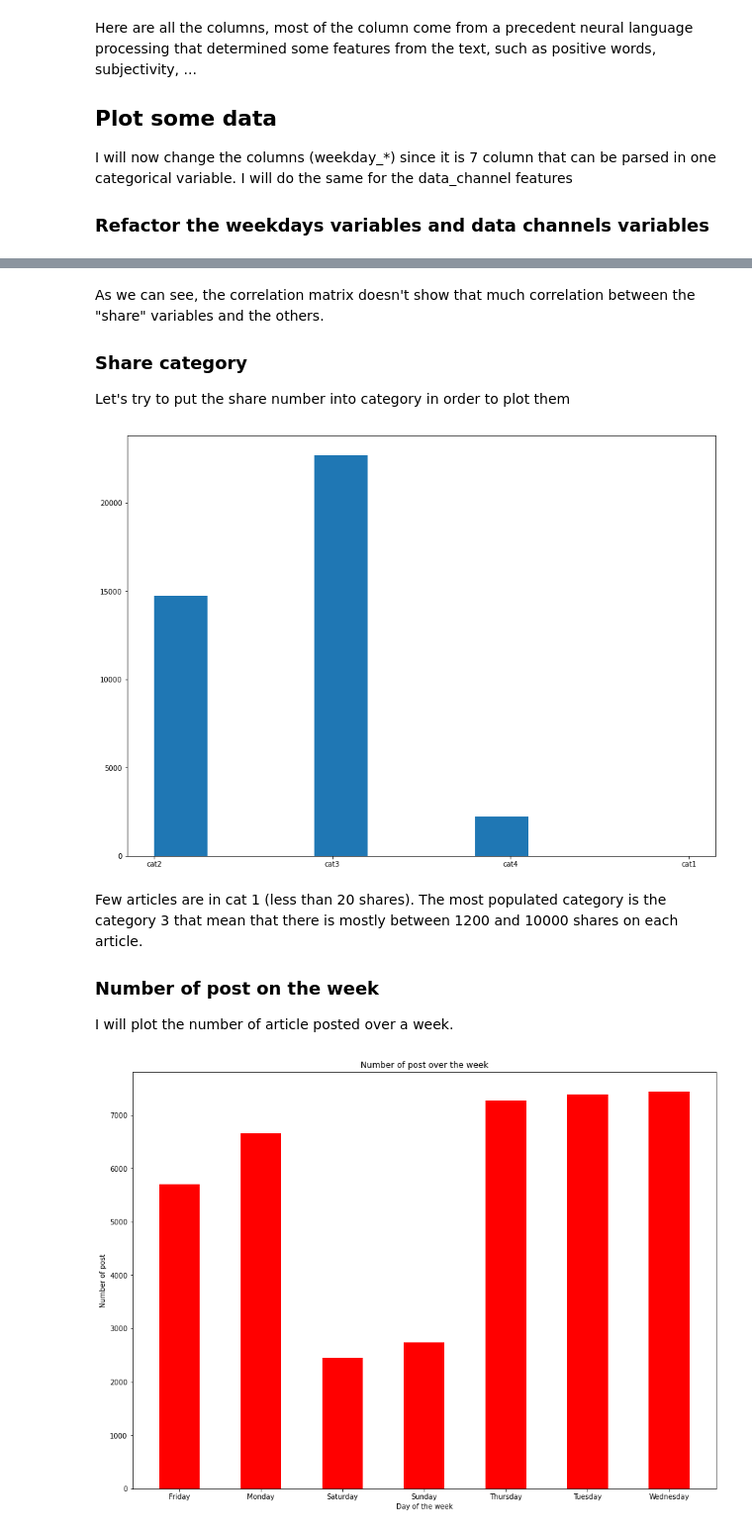
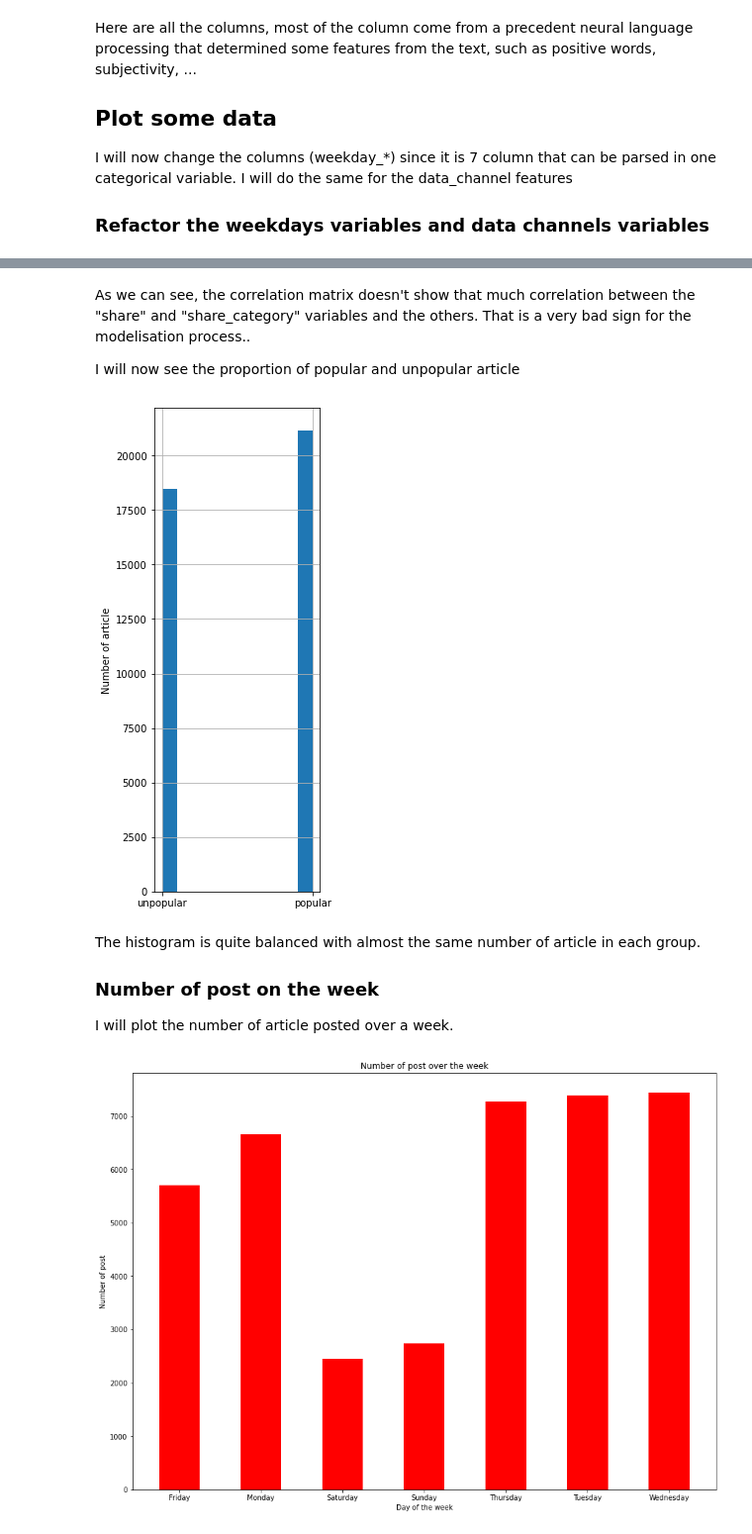
Before and after one commit to Tnemlec/OnlineNewsAnalysis, a Jupyter notebook: OnlineNews_Analysis.ipynb, the cells around one changed output, grey strips where cells are left out. Shown at 99% size. Saved outputs shown, nothing was run; the diff lists cells and outputs as text; code cells hidden in the pictures.

Commit message:
Make a new run on modelisation and new corrplot for analysis notebook

```diff
--- a/OnlineNews_Analysis.ipynb
+++ b/OnlineNews_Analysis.ipynb
@@ -100,0 +91,9 @@ plt.title('Correlation Matrix', fontsize=16);
+# %%
+new_column = []
+for share_number in data["shares"]:
+    if(share_number < 1400):
+        new_column.append("unpopular")
+    else:
+        new_column.append("popular")
+
+data["share_category"] = new_column
@@ -101,6 +109,4 @@ plt.title('Correlation Matrix', fontsize=16);
 # %% [markdown]
-As we can see, the correlation matrix doesn't show that much correlation between the "share" variables and the others.
+As we can see, the correlation matrix doesn't show that much correlation between the "share" and "share_category" variables and the others. That is a very bad sign for the modelisation process..
 
-### Share category
-
-Let's try to put the share number into category in order to plot them
+I will now see the proportion of popular and unpopular article
@@ -120,12 +113,13 @@ data["share_category"] = new_column
 # %%
-fig = plt.figure(figsize=(15,11))
+fig = plt.figure(figsize=(3,9))
 
-plt.hist(data["share_category"])
+data["share_category"].hist()
+plt.ylabel('Number of article')
 plt.show()
 # %% [output]
-[figure, old version]
+[figure, new version]
 # %% [markdown]
-Few articles are in cat 1 (less than 20 shares). The most populated category is the category 3 that mean that there is mostly between 1200 and 10000 shares on each article.
+The histogram is quite balanced with almost the same number of article in each group.
 
 ### Number of post on the week
 
```
Also changed, not shown: parts of 8 cells of this notebook, 2 other files.
